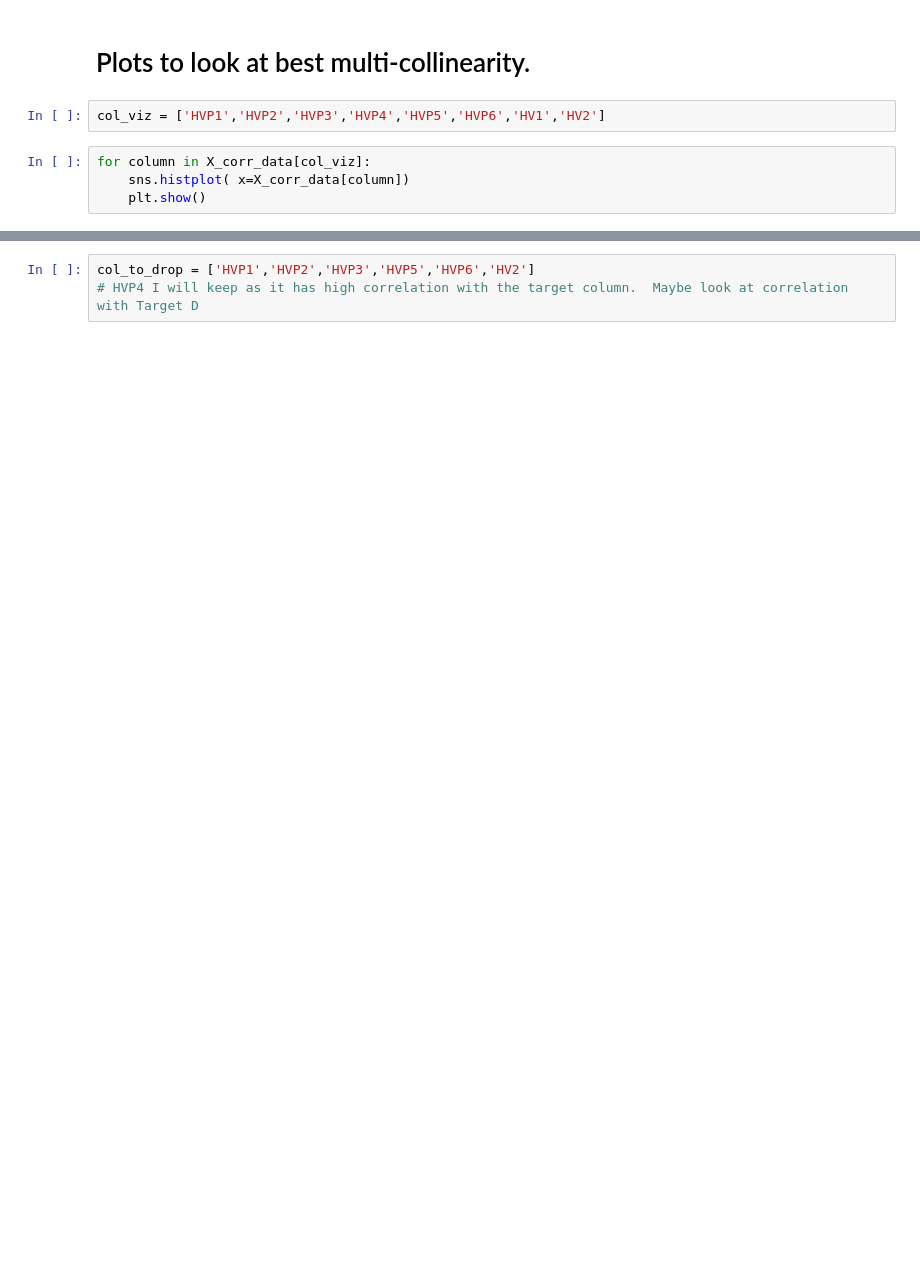
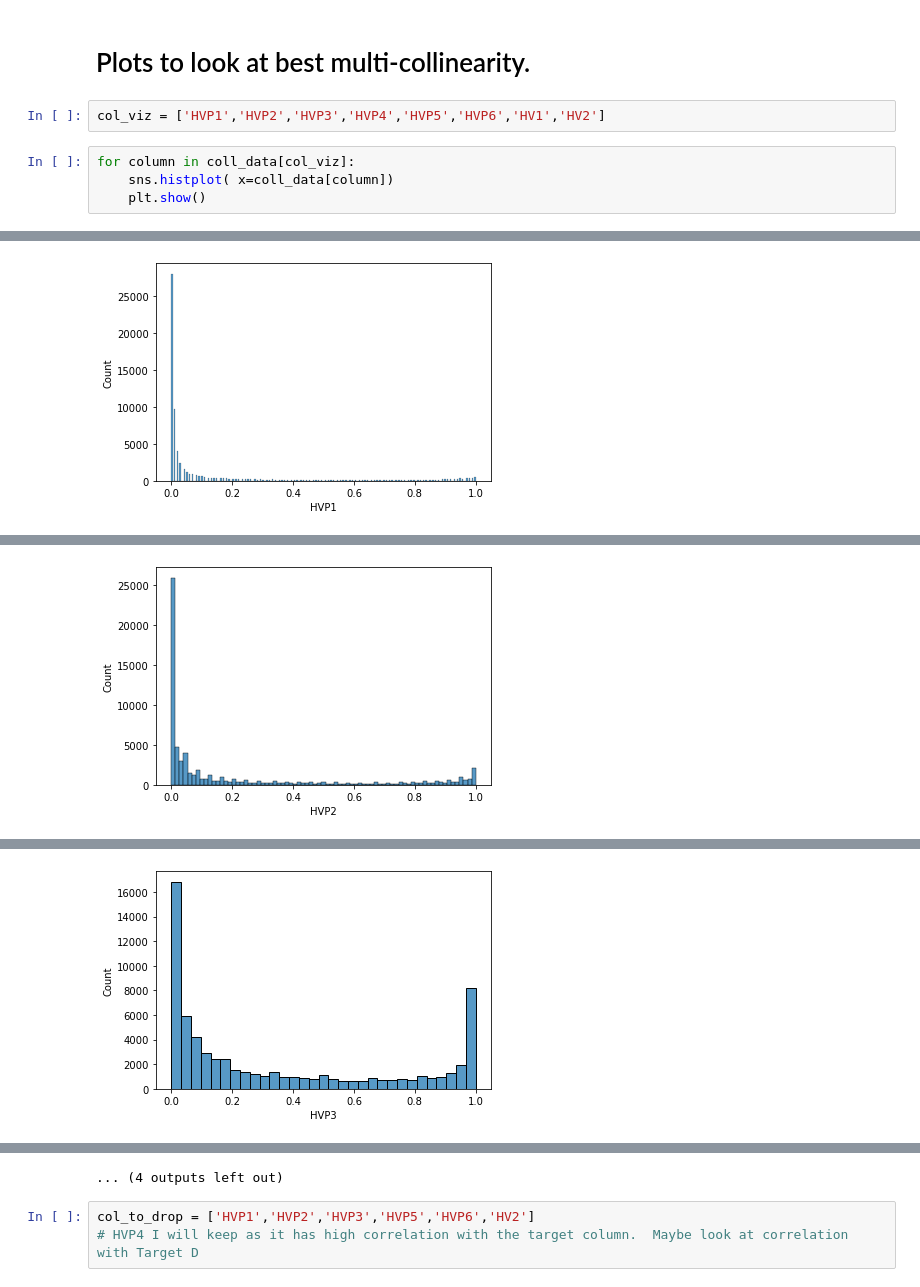
Before and after one commit to erin-berardi/Erin_dataV2-labs, a Jupyter notebook: Week_7_Full_notebook_random-forrest_solution.ipynb, the cells around one changed output, grey strips where cells are left out. Drawn from its saved outputs; the diff is of its cells as text; blank space fills up the shorter version.

```diff
--- a/Week_7_Full_notebook_random-forrest_solution.ipynb
+++ b/Week_7_Full_notebook_random-forrest_solution.ipynb
@@ -489,6 +499,7 @@ plt.show()
 # %%
 col_viz = ['HVP1','HVP2','HVP3','HVP4','HVP5','HVP6','HV1','HV2']
 # %%
-for column in X_corr_data[col_viz]:
-    sns.histplot( x=X_corr_data[column])
+for column in coll_data[col_viz]:
+    sns.histplot( x=coll_data[column])
     plt.show()
+# %% [output]
@@ -494,0 +507 @@ for column in X_corr_data[col_viz]:
+[figure, added]
@@ -494,0 +509 @@ for column in X_corr_data[col_viz]:
+[figure, added]
@@ -494,0 +511 @@ for column in X_corr_data[col_viz]:
+[figure, added]
@@ -495,3 +518,4 @@ for column in X_corr_data[col_viz]:
+... (4 outputs left out)
 # %%
 col_to_drop = ['HVP1','HVP2','HVP3','HVP5','HVP6','HV2']
 # HVP4 I will keep as it has high correlation with the target column.  Maybe look at correlation with Target D
```
Also changed, not shown: parts of 70 cells of this notebook, 12 other files.
